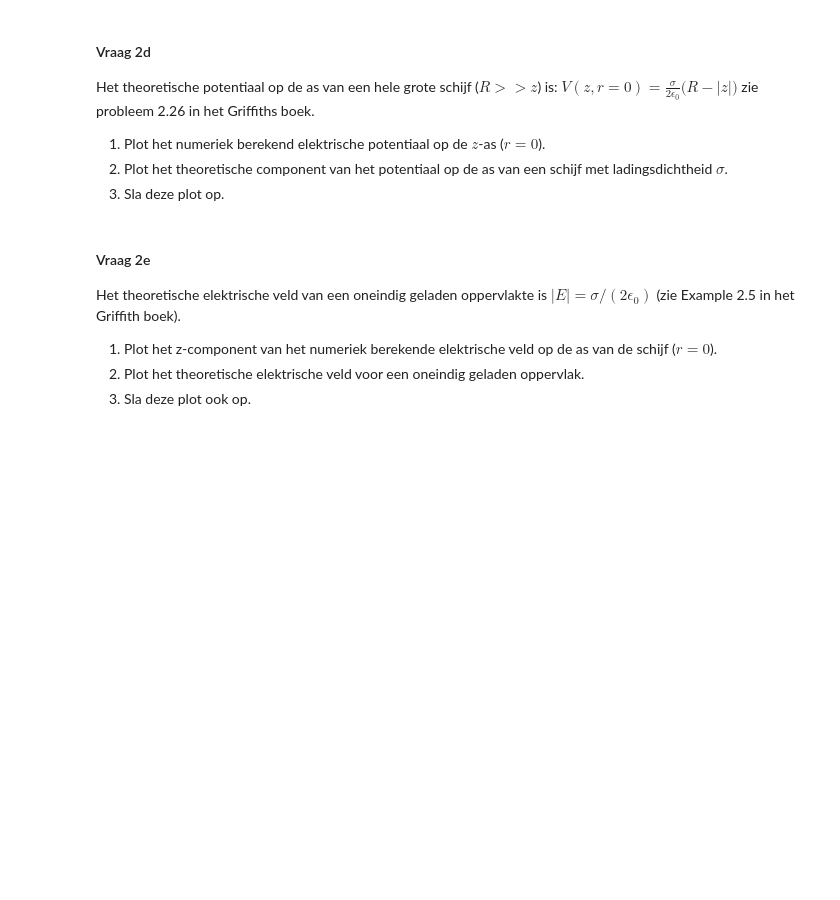
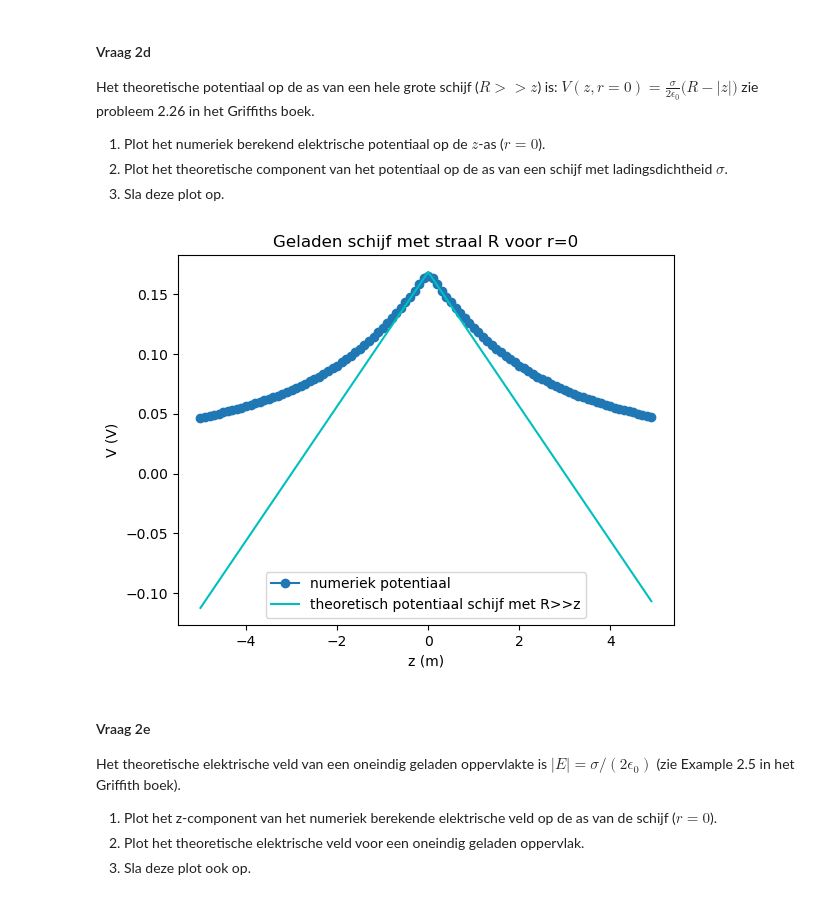
Before and after one commit to AnnetMoeleker/opdrachten-DEF-D, a Jupyter notebook: DigitaleOntwerpopdrachten/1CondensatorOpdracht/CondensatorOntwerpopdracht.ipynb, the cells around one changed output. Drawn from its saved outputs; the diff is of its cells as text; code cells hidden in the pictures; blank space fills up the shorter version.

Commit message:
opdracht 2d-2g

```diff
--- a/DigitaleOntwerpopdrachten/1CondensatorOpdracht/CondensatorOntwerpopdracht.ipynb
+++ b/DigitaleOntwerpopdrachten/1CondensatorOpdracht/CondensatorOntwerpopdracht.ipynb
@@ -276,9 +276,23 @@ zie probleem 2.26 in het Griffiths boek.
 2. Plot het theoretische component van het potentiaal op de as van een schijf met ladingsdichtheid $\sigma$.
 3. Sla deze plot op.
 # %%
-###
-###Hier jouw code###
-###
+#opdracht 1
+V_r0 = V[:,0] #array voor elektrisch potentiaal op r=0 voor verschillende z
+#opdracht 2
+V_r0_R = (sigma/(2*epsilon0)) * (disk_radius-np.abs(z))
+
+#grafiek
+plt.figure()
+plt.title(f"Geladen schijf met straal R voor r=0")
+plt.xlabel("z (m)")
+plt.ylabel("V (V)")
+plt.plot(z, V_r0, "o-", label="numeriek potentiaal")        #opdracht 1
+plt.plot(z, V_r0_R, "c-", label="theoretisch potentiaal schijf met R>>z")   #opdracht 2
+plt.legend()
+plt.savefig('figures/2d_potentiaal_schijf_r0.png')         #opdracht 3
+plt.show()
+# %% [output]
+[figure, added]
 # %% [markdown]
 #### Vraag 2e
 
```
Also changed, not shown: parts of 5 cells of this notebook, 6 other files.
